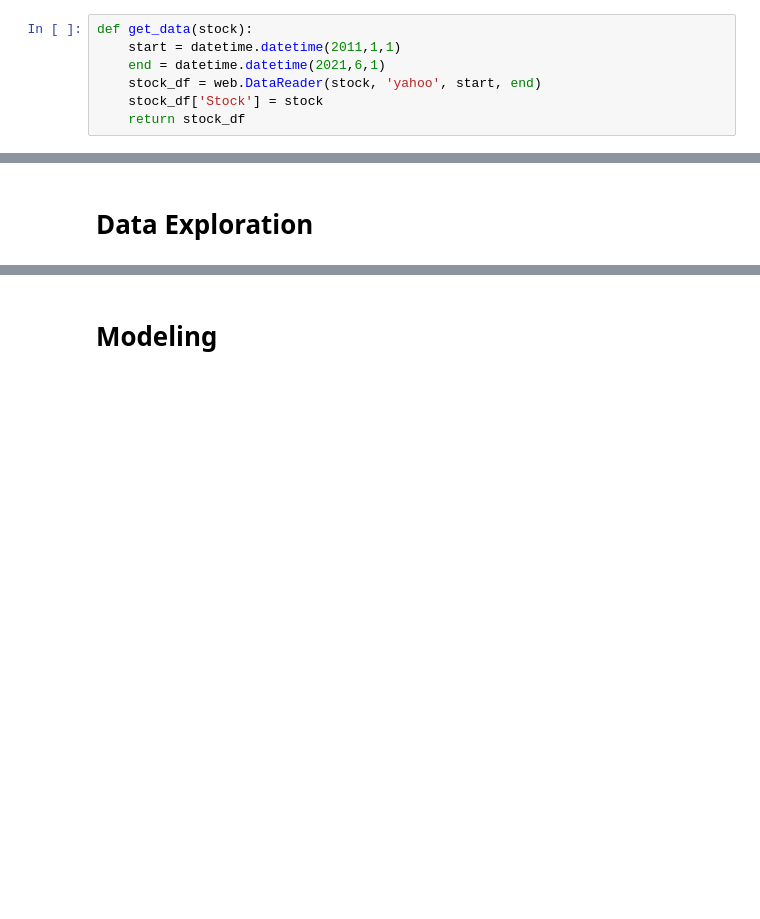
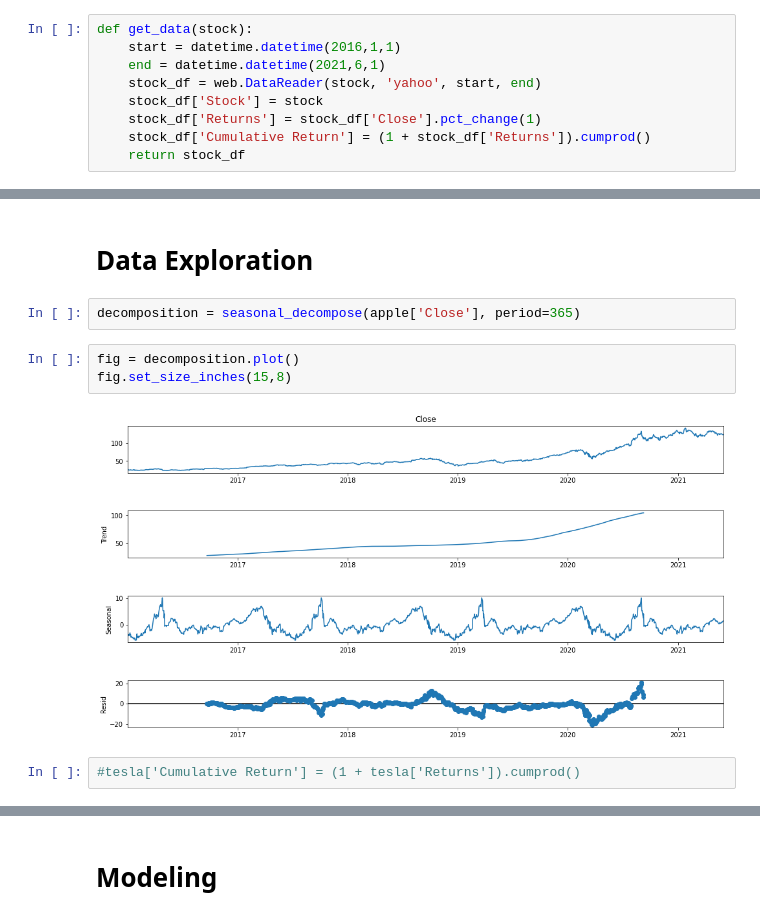
Before and after one commit to jmg0144/Stock-Market-Analysis, a Jupyter notebook: Stock-Market-Analysis.ipynb, the cells around one changed output, grey strips where cells are left out. Cells and saved outputs as stored; diff of their text form; blank space fills up the shorter version.

```diff
--- a/Stock-Market-Analysis.ipynb
+++ b/Stock-Market-Analysis.ipynb
@@ -27,9 +40,11 @@ warnings.filterwarnings('ignore')
 # %%
 def get_data(stock):
-    start = datetime.datetime(2011,1,1)
+    start = datetime.datetime(2016,1,1)
     end = datetime.datetime(2021,6,1)
     stock_df = web.DataReader(stock, 'yahoo', start, end)
     stock_df['Stock'] = stock
+    stock_df['Returns'] = stock_df['Close'].pct_change(1)
+    stock_df['Cumulative Return'] = (1 + stock_df['Returns']).cumprod()
     return stock_df
 # %% [markdown]
 # Load Data
@@ -104,2 +236,11 @@ bitcoin.head()
 # %% [markdown]
 # Data Exploration
+# %%
+decomposition = seasonal_decompose(apple['Close'], period=365)
+# %%
+fig = decomposition.plot()
+fig.set_size_inches(15,8)
+# %% [output]
+[figure, added]
+# %%
+#tesla['Cumulative Return'] = (1 + tesla['Returns']).cumprod()
```
Also changed, not shown: parts of 57 cells of this notebook.
